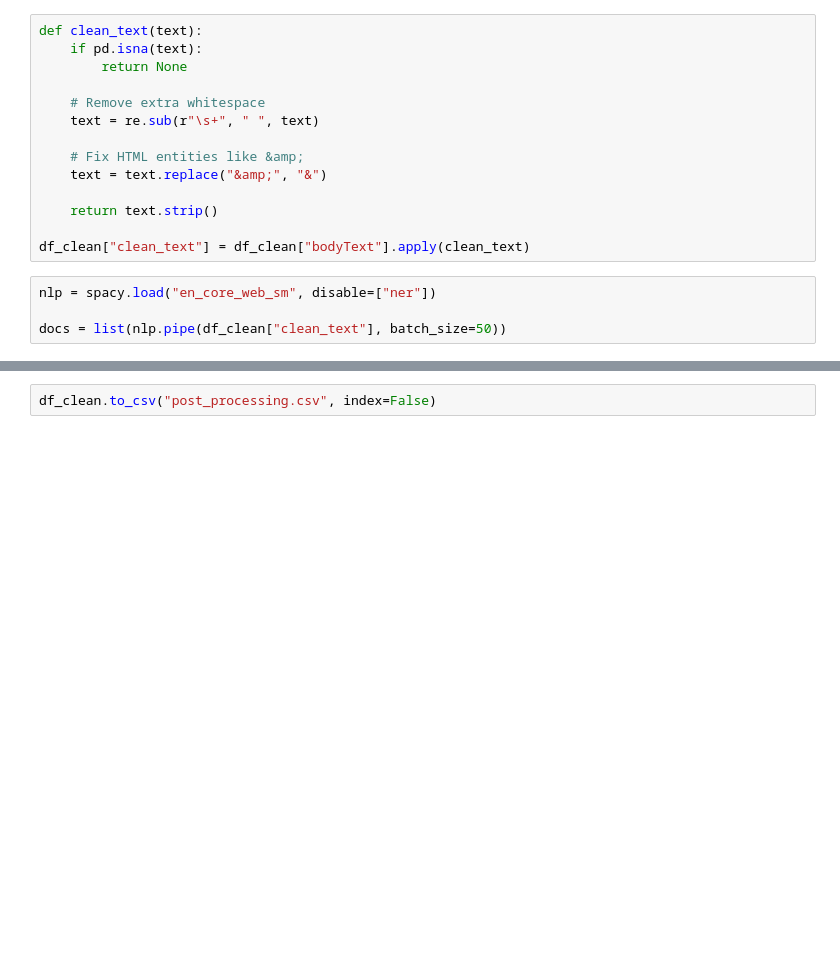
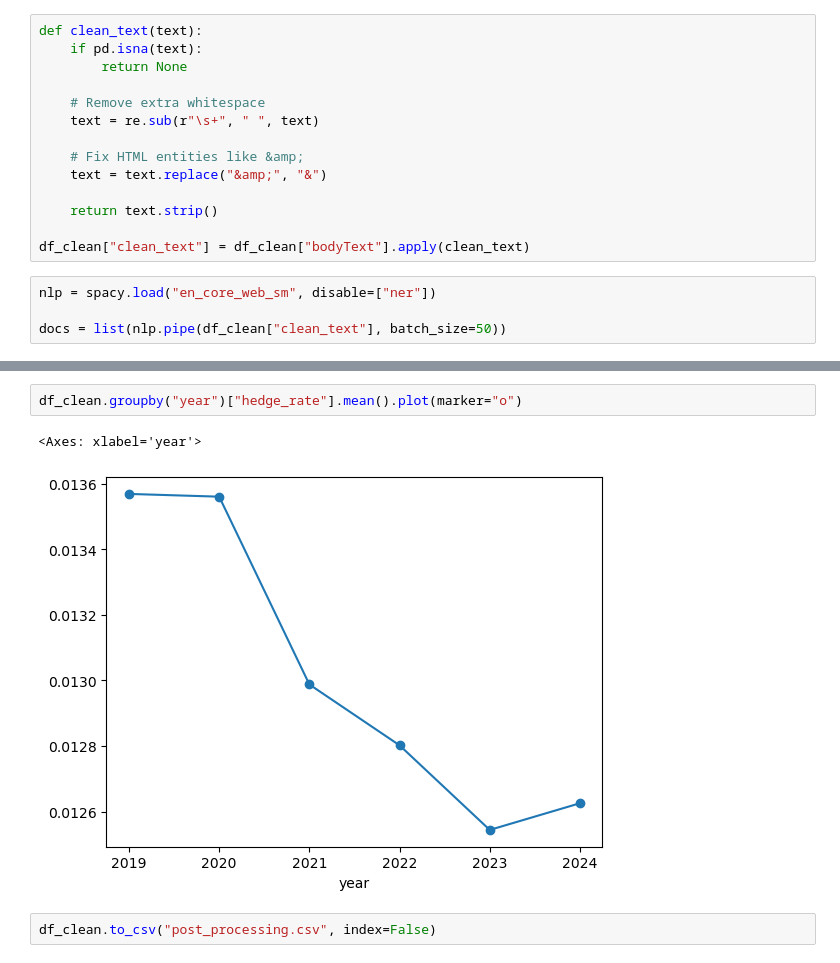
Before and after one commit to KaizenThe1st/ST312, a Jupyter notebook: Data.ipynb, the cells around one changed output, grey strips where cells are left out. Cells and saved outputs as stored; diff of their text form; blank space fills up the shorter version.

```diff
--- a/Data.ipynb
+++ b/Data.ipynb
@@ -420,2 +455,7 @@ df_clean.groupby(["year", "month"])["burstiness"].mean().plot(marker="o")
+# %%
+df_clean.groupby("year")["hedge_rate"].mean().plot(marker="o")
+# %% [output]
+<Axes: xlabel='year'>
+[figure, added]
 # %%
 df_clean.to_csv("post_processing.csv", index=False)
```
Also changed, not shown: parts of 10 cells of this notebook.
